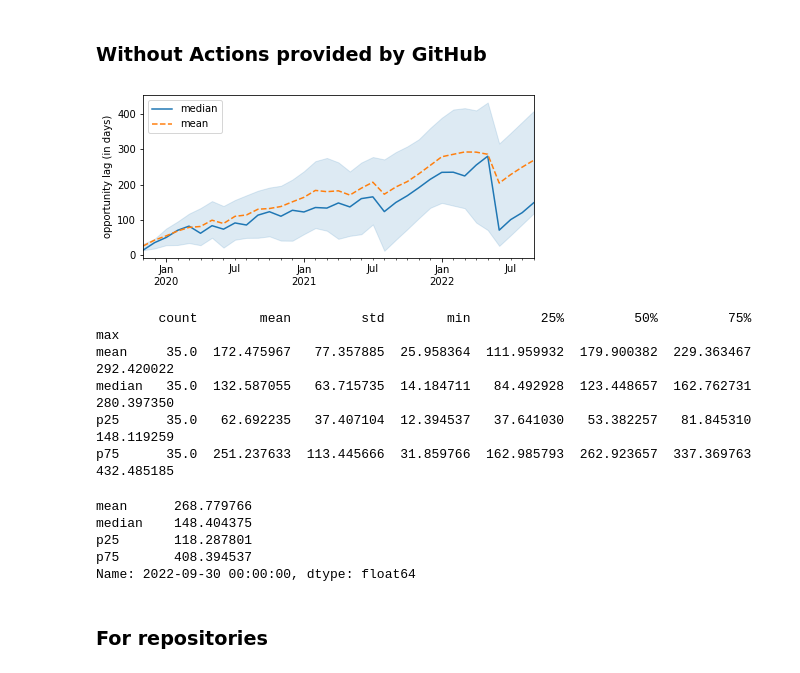
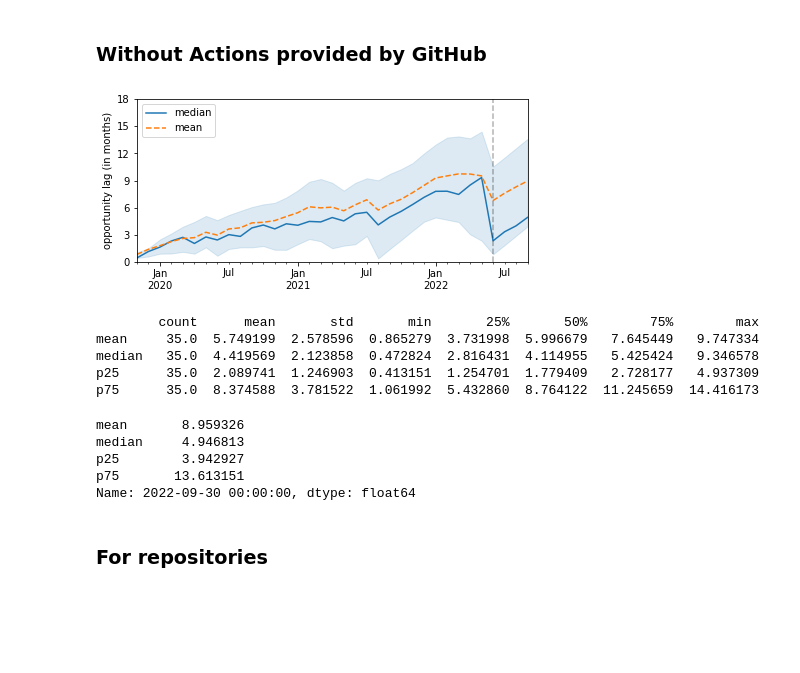
Before and after one commit to AlexandreDecan/secos-ghalag, a Jupyter notebook: notebooks/Technical lag.ipynb, the cells around one changed output. Drawn from its saved outputs; the diff is of its cells as text; code cells hidden in the pictures; blank space fills up the shorter version.

```diff
--- a/notebooks/Technical lag.ipynb
+++ b/notebooks/Technical lag.ipynb
@@ -497,47 +518,52 @@ savefig(fig, 'lag_switch_v1_v2_v3')
 # %%
 fig, ax = matplotlib.pyplot.subplots()
 
 temp = (
     df_lag
     [lambda d: ~d.action.str.startswith('actions/')]
     # Only outdated actions are considered
     [lambda d: d.outdated]
     .groupby(pd.Grouper(key='snapshot', freq='M'))
     .agg(
         mean=('olag', 'mean'),
         median=('olag', 'median'),
         p25=('olag', lambda s: s.quantile(0.25)),
         p75=('olag', lambda s: s.quantile(0.75)),
     )
-    .pipe(lambda d: d / pd.to_timedelta('1 day'))
+    .pipe(lambda d: d / pd.to_timedelta('30 day'))
 )
 
 temp[['median', 'mean']].plot(ax=ax, style={'mean': '--'})
 ax.fill_between(temp.index, temp.p25, temp.p75, color=PALETTE[0], alpha=0.15)
 ax.legend(loc='upper left')
 
+ax.vlines(pd.to_datetime('2022-06'), 0, 18, colors='k', alpha=0.3, linestyles='dashed')
+
 ax.set(
     xlabel=None,
     xlim=DATE_RANGE,
-    ylabel='opportunity lag (in days)',
+    ylabel='opportunity lag (in months)',
+    ylim=(0, 18),
 )
+ax.yaxis.set_major_locator(matplotlib.ticker.MultipleLocator(3))
+
 
 savefig(fig, 'lag_opportunity_steps_wo_actions')
 # %% [output]
-[figure, old version]
+[figure, new version]
 # %%
 print(temp.describe().T.to_string())
 display(temp.iloc[-1])
 # %% [output]
-        count        mean         std        min         25%         50%         75%         max
-mean     35.0  172.475967   77.357885  25.958364  111.959932  179.900382  229.363467  292.420022
-median   35.0  132.587055   63.715735  14.184711   84.492928  123.448657  162.762731  280.397350
-p25      35.0   62.692235   37.407104  12.394537   37.641030   53.382257   81.845310  148.119259
-p75      35.0  251.237633  113.445666  31.859766  162.985793  262.923657  337.369763  432.485185
+        count      mean       std       min       25%       50%        75%        max
+mean     35.0  5.749199  2.578596  0.865279  3.731998  5.996679   7.645449   9.747334
+median   35.0  4.419569  2.123858  0.472824  2.816431  4.114955   5.425424   9.346578
+p25      35.0  2.089741  1.246903  0.413151  1.254701  1.779409   2.728177   4.937309
+p75      35.0  8.374588  3.781522  1.061992  5.432860  8.764122  11.245659  14.416173
-mean      268.779766
-median    148.404375
-p25       118.287801
-p75       408.394537
+mean       8.959326
+median     4.946813
+p25        3.942927
+p75       13.613151
 Name: 2022-09-30 00:00:00, dtype: float64
 # %% [markdown]
 ### For repositories
```
Also changed, not shown: parts of 7 cells of this notebook, 1 other file.
